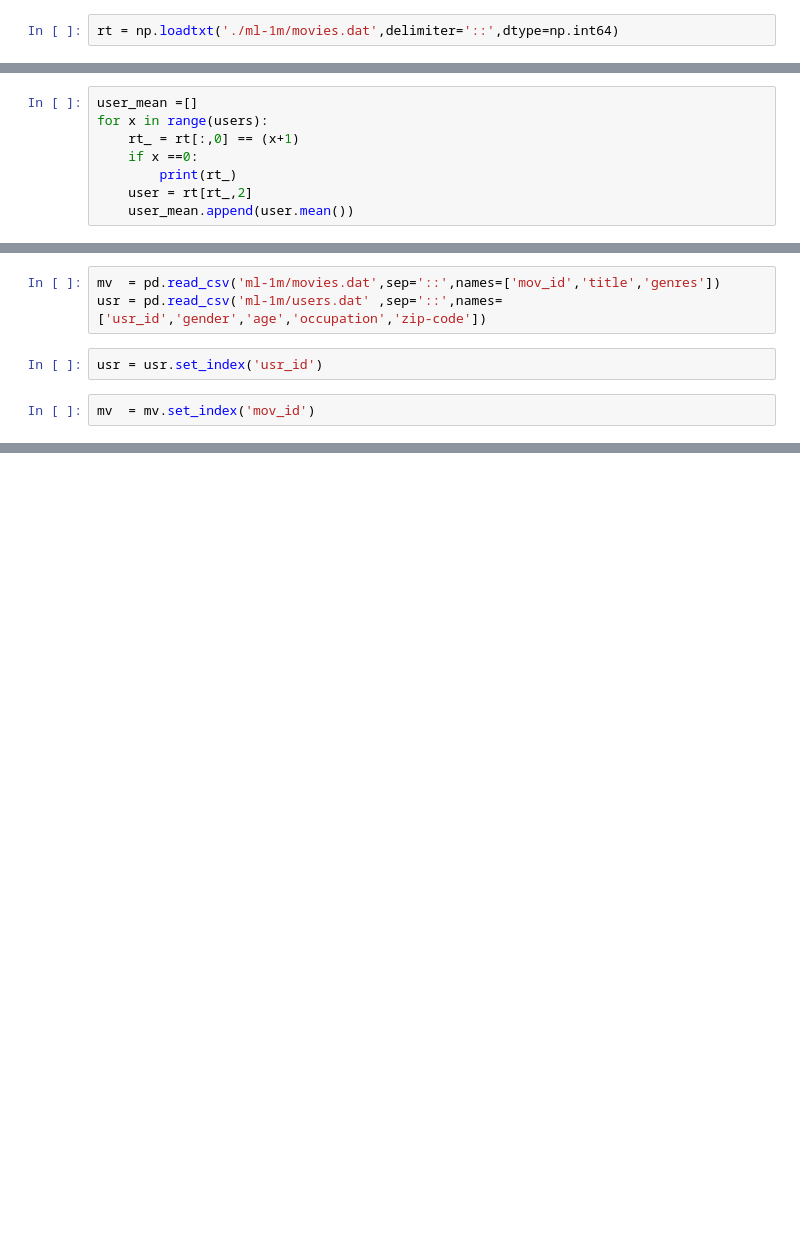
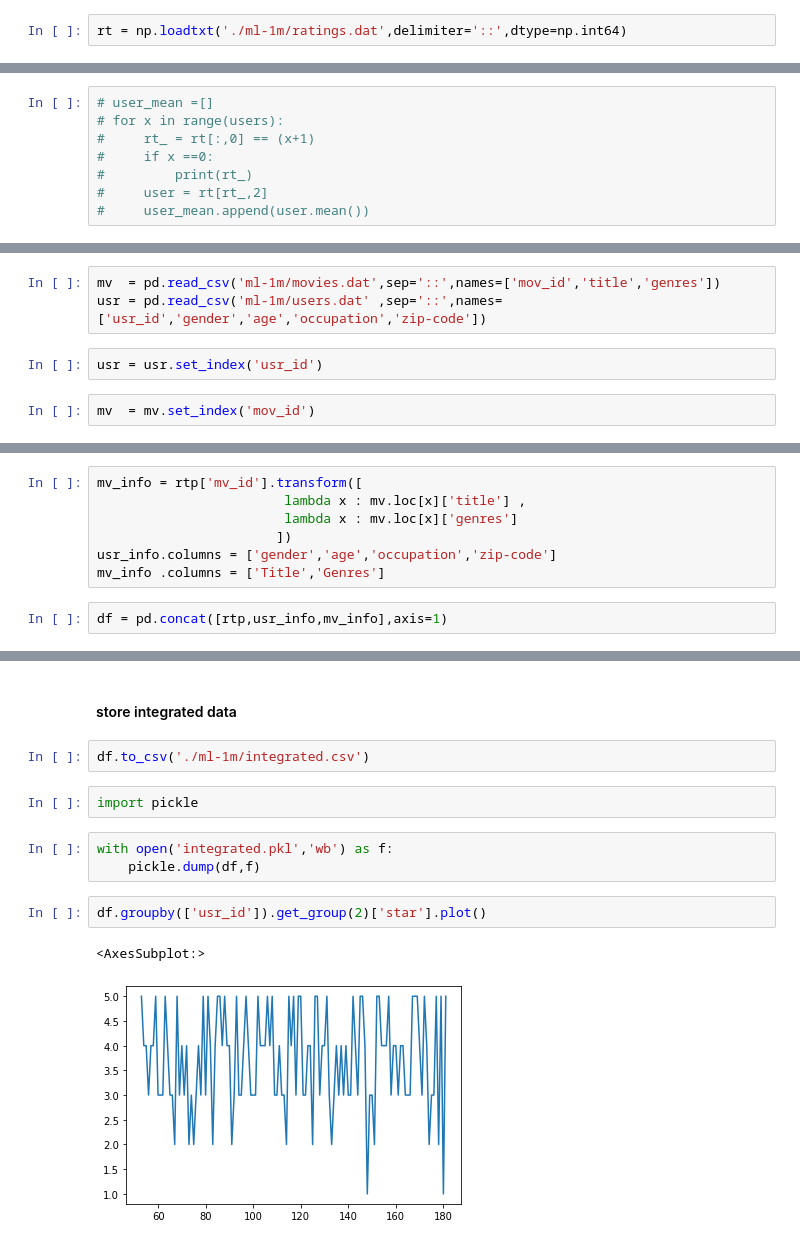
Before and after one commit to yg-renaissance/movie-rating-data, a Jupyter notebook: movie_rating.ipynb, the cells around one changed output, grey strips where cells are left out. Cells and saved outputs as stored; diff of their text form; blank space fills up the shorter version.

Commit message:
ratings ,users,movies 3 filse were integrated

```diff
--- a/movie_rating.ipynb
+++ b/movie_rating.ipynb
@@ -21,5 +21,5 @@ df=pd.read_csv('./ml-1m/movies.dat',sep='::')
 # %%
-rt = np.loadtxt('./ml-1m/movies.dat',delimiter='::',dtype=np.int64)
+rt = np.loadtxt('./ml-1m/ratings.dat',delimiter='::',dtype=np.int64)
 # %% [markdown]
 #### - UserIDs  1 ~ 6040
 #### - MovieIDs 1 ~ 3952
@@ -47,12 +43,12 @@ users
 # %% [markdown]
 ##### using for
 # %%
-user_mean =[]
-for x in range(users):
-    rt_ = rt[:,0] == (x+1)
-    if x ==0:
-        print(rt_)
-    user = rt[rt_,2]
-    user_mean.append(user.mean())
+# user_mean =[]
+# for x in range(users):
+#     rt_ = rt[:,0] == (x+1)
+#     if x ==0:
+#         print(rt_)
+#     user = rt[rt_,2]
+#     user_mean.append(user.mean())
 # %% [output]
 [ True  True  True ... False False False]
@@ -118,0 +129,9 @@ mv_info .columns = ['Title','Genres']
+# %%
+mv_info = rtp['mv_id'].transform([
+                        lambda x : mv.loc[x]['title'] ,
+                        lambda x : mv.loc[x]['genres']
+                       ])
+usr_info.columns = ['gender','age','occupation','zip-code']
+mv_info .columns = ['Title','Genres']
+# %%
+df = pd.concat([rtp,usr_info,mv_info],axis=1)
@@ -118,0 +154,14 @@ mv_info .columns = ['Title','Genres']
+# %% [markdown]
+#### store integrated data
+# %%
+df.to_csv('./ml-1m/integrated.csv')
+# %%
+import pickle
+# %%
+with open('integrated.pkl','wb') as f:
+    pickle.dump(df,f)
+# %%
+df.groupby(['usr_id']).get_group(2)['star'].plot()
+# %% [output]
+<AxesSubplot:>
+[figure, added]
```
Also changed, not shown: parts of 9 cells of this notebook, 4 other files.
